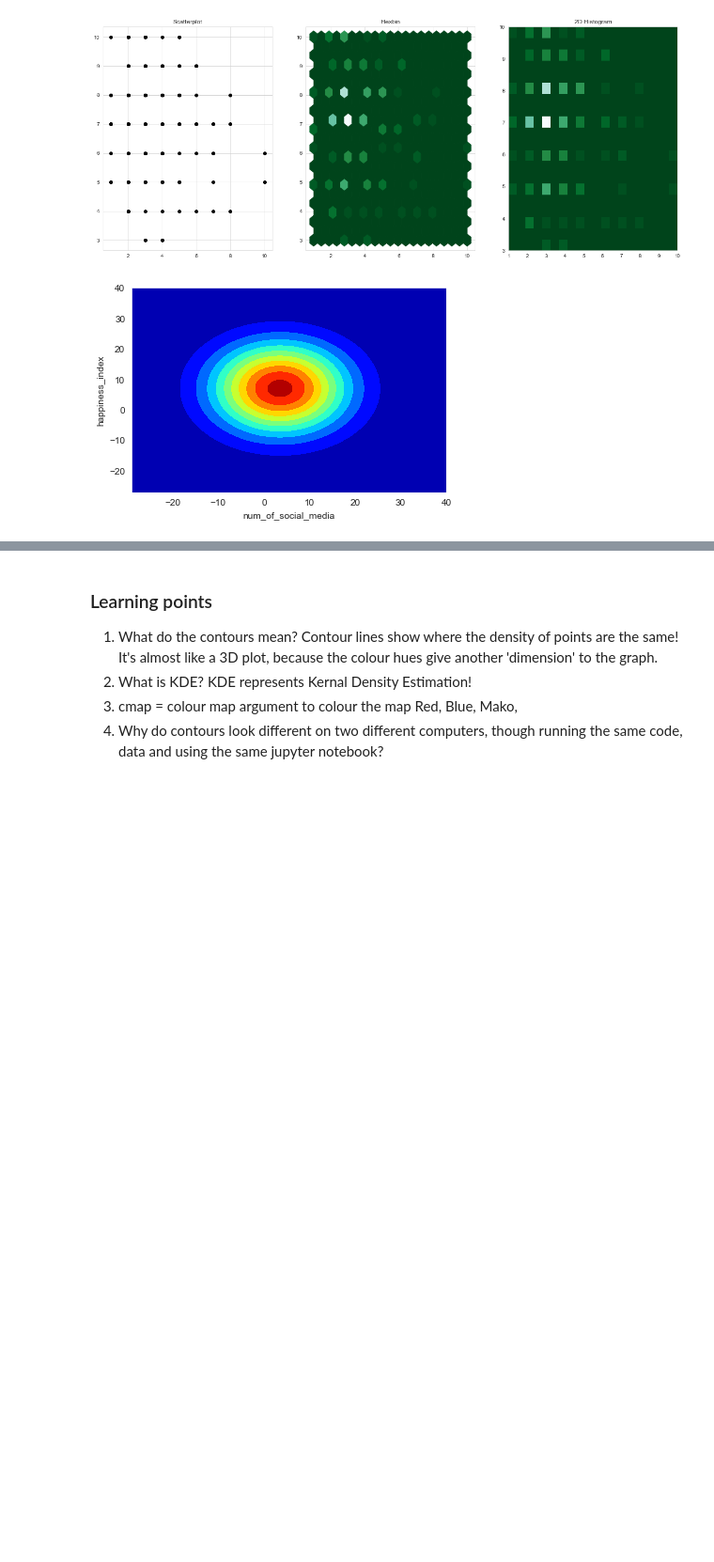
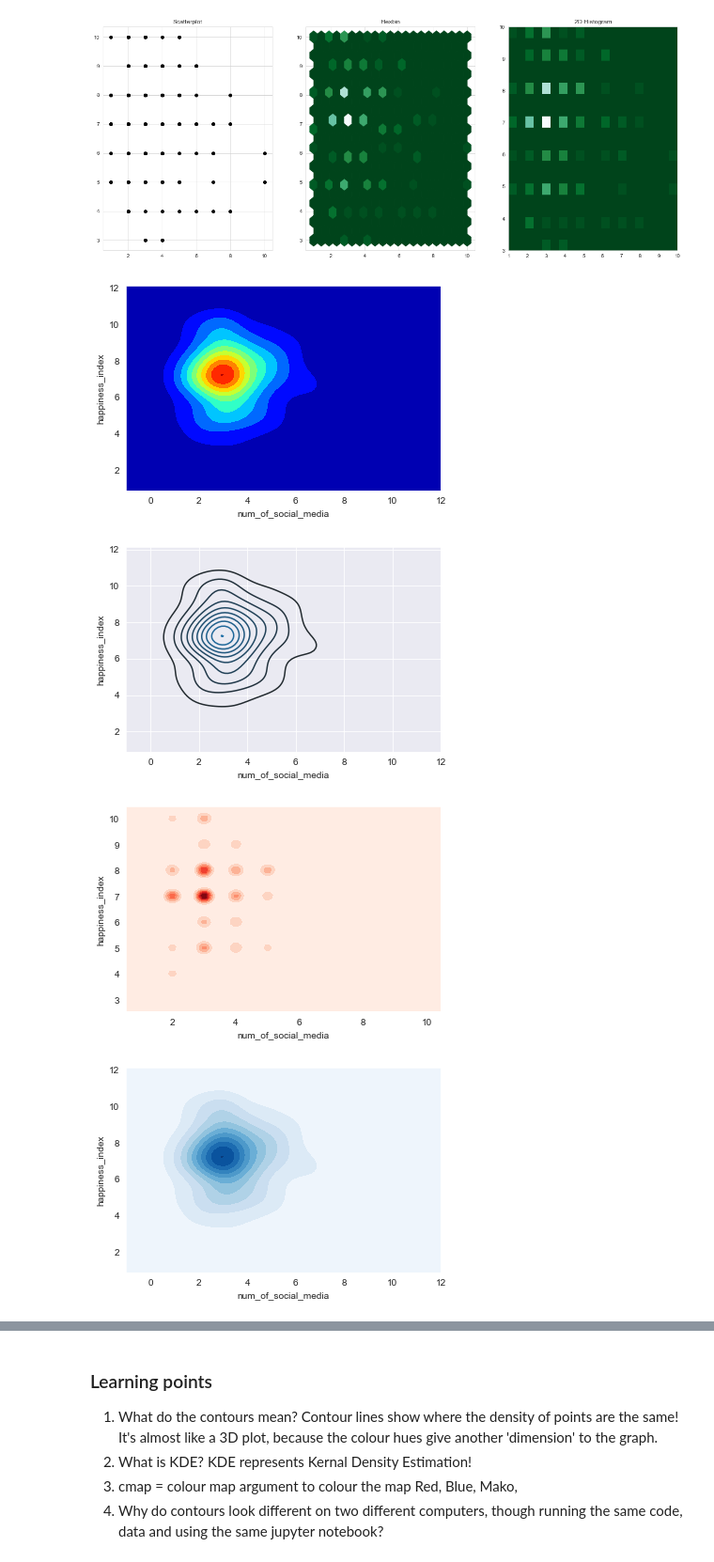
Before and after one commit to AllardQuek/The-pursuit-of-Happiness, a Jupyter notebook: Social_Media_and_Happiness.ipynb, the cells around one changed output, grey strips where cells are left out. Shown: that part at 94% size. Saved outputs shown, nothing was run; the diff lists cells and outputs as text; code cells hidden in the pictures; blank space fills up the shorter version.

```diff
--- a/Social_Media_and_Happiness.ipynb
+++ b/Social_Media_and_Happiness.ipynb
@@ -410,35 +410,38 @@ axes[2].hist2d(x, y, bins=nbins, cmap=plt.cm.BuGn_r)
 # %%
 # https://python-graph-gallery.com/1136-2/
 import seaborn as sns
 
-sns.kdeplot(x, y, cmap="jet", shade=True, bw=10)
+sns.kdeplot(x, y, cmap="jet", shade=True, bw=None)
 #It's the bw parameter that determines the shape of the plot!
 
 #Below are other arguments not utilized in our graph
 #             gridsize=200, vertical=False, kernel=None, cut=3, clip=None, legend=True, cumulative=False, shade_lowest=None, cbar=False,
 #              cbar_ax=None, cbar_kws=None, ax=None, weights=None, hue=None, palette=None,
 #              hue_order=None, hue_norm=None, multiple='layer', common_norm=True, common_grid=False,
 #              levels=10, thresh=0.05, bw_method='scott', bw_adjust=1, log_scale=None, color=None,
 #              fill=None)
 plt.show()
 
-# # Basic 2D density plot - black contour lines only
-# sns.set_style("darkgrid")
-# # recall (see above): kde is the kernel density estimation, which creates a smooth curve given a set of data
-# sns.kdeplot(x, y)
-# plt.show()
+# Basic 2D density plot - black contour lines only
+sns.set_style("darkgrid")
+# recall (see above): kde is the kernel density estimation, which creates a smooth curve given a set of data
+sns.kdeplot(x, y, bw=None)
+plt.show()
 
-# # Custom it with the same argument as 1D density plot - red graph, with dots (density plot)
-# sns.kdeplot(x, y, cmap="Reds", shade=True, bw=.15)
-# #bw is the smoothing parameter - i.e. whether we see distinct dots, or a smooth curve
-# #while cmap represents the colour map, aka adding colours. Reds = diff hues of red, try cmap="mako" for a beautiful color
-# plt.show()
+# Custom it with the same argument as 1D density plot - red graph, with dots (density plot)
+sns.kdeplot(x, y, cmap="Reds", shade=True, bw=.15)
+#bw is the smoothing parameter - i.e. whether we see distinct dots, or a smooth curve
+#while cmap represents the colour map, aka adding colours. Reds = diff hues of red, try cmap="mako" for a beautiful color
+plt.show()
 
-# # Some features are characteristic of 2D: color palette and wether or not color the lowest range - contours, but in blue
-# sns.kdeplot(x, y, cmap="Blues", shade=True, shade_lowest=True)
-# plt.show()
+# Some features are characteristic of 2D: color palette and wether or not color the lowest range - contours, but in blue
+sns.kdeplot(x, y, cmap="Blues", shade=True, shade_lowest=True, bw=None)
+plt.show()
 # %% [output]
-[figure, old version]
+[figure, new version]
+[figure, added]
+[figure, added]
+[figure, added]
 # %%
 #This is a combination of the 1st and 2nd graph from above
 plt.figure(figsize=(10, 8))
```
Also changed, not shown: parts of 2 cells of this notebook.
